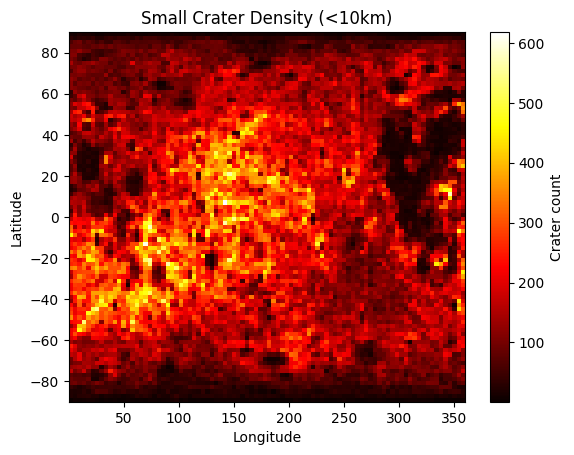
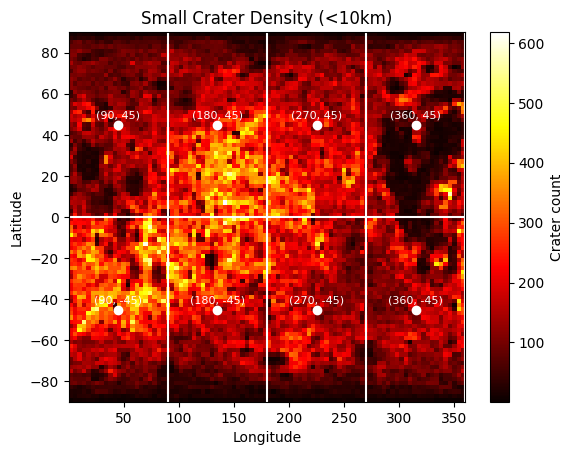
The change to this notebook cell's code, shown as a diff; its figure went from the first image to the second:
--- before
+++ after
@@ -1,9 +1,25 @@
 # plotting every small crater as a point on a map of the moon using its longitude and latitude
-# bins=90 divides the moon into a 90x90 grid of cells
+# bins=90 divides the moon into a 90x90 grid of cells - size of tiles
 
 smallCraters = dataLabels[dataLabels['DIAM_CIRC_IMG'] < 10]
 
+tileBoundaries = [90, 180, 270, 360]
+
 plt.hist2d(smallCraters['LON_CIRC_IMG'], smallCraters['LAT_CIRC_IMG'], bins=90, cmap='hot')
 plt.colorbar(label='Crater count')
+
+plt.axhline(y=0, color='white')
+
+for boundery in tileBoundaries:
+    plt.axvline(x=boundery, color='white')
+    
+
+    plt.scatter(boundery-45, 45, color='white')
+    plt.scatter(boundery-45, -45, color='white')
+
+    plt.text(boundery-45, 45+3, f'({boundery}, 45)', color='white', ha='center', fontsize=8)
+    plt.text(boundery-45, -45+3, f'({boundery}, -45)', color='white', ha='center', fontsize=8)
+
+
 plt.xlabel('Longitude')
 plt.ylabel('Latitude')

Commit: regional tiles analysis